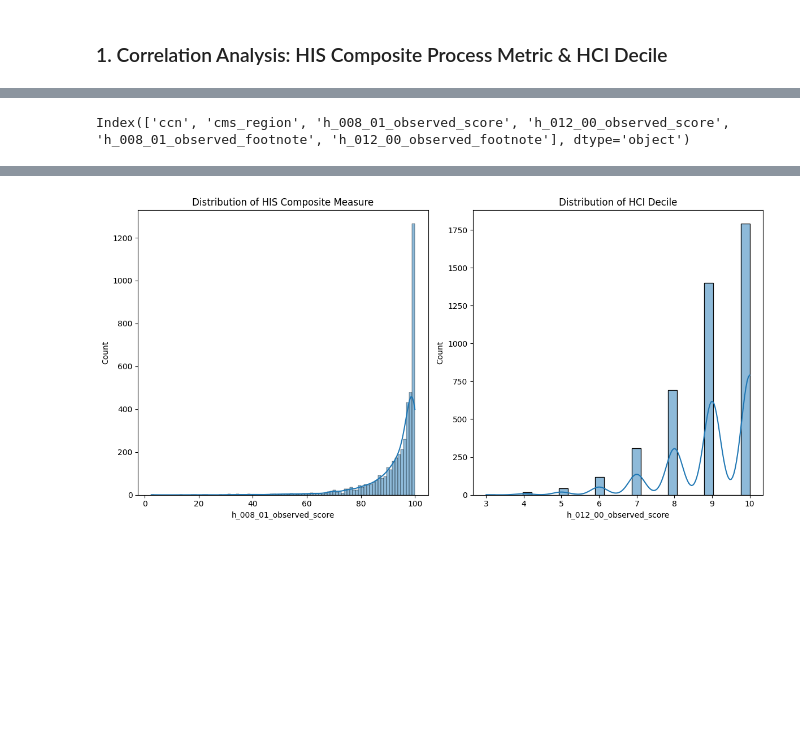
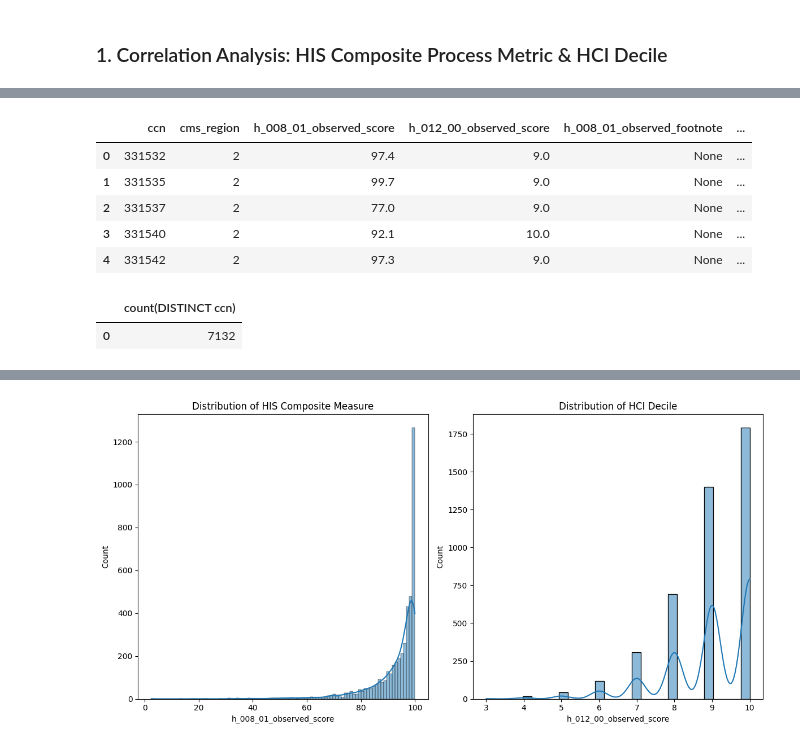
Before and after one commit to kylejbiron/kyle-tuesday-health-tech-assignment, a Jupyter notebook: hospice_quality_metrics/notebooks/hospice_analysis.ipynb, the cells around one changed output, grey strips where cells are left out. Cells and saved outputs as stored; diff of their text form; code cells hidden in the pictures; blank space fills up the shorter version.

```diff
--- a/hospice_quality_metrics/notebooks/hospice_analysis.ipynb
+++ b/hospice_quality_metrics/notebooks/hospice_analysis.ipynb
@@ -52,5 +50,22 @@ display(stg_hospice_provider_df)
 # %%
+# use con.execute() to create a df
 fact_hospice_provider_flattened_df = con.execute("SELECT * FROM fact_hospice_provider_flattened").df()
-print(fact_hospice_provider_flattened_df.columns)
+
+# preview the df
+fact_hospice_provider_flattened_df.head(5)
 # %% [output]
-Index(['ccn', 'cms_region', 'h_008_01_observed_score', 'h_012_00_observed_score', 'h_008_01_observed_footnote', 'h_012_00_observed_footnote'], dtype='object')
+|  | ccn | cms_region | h_008_01_observed_score | h_012_00_observed_score | h_008_01_observed_footnote | ... |
+| 0 | 331532 | 2 | 97.4 | 9.0 | None | ... |
+| 1 | 331535 | 2 | 99.7 | 9.0 | None | ... |
+| 2 | 331537 | 2 | 77.0 | 9.0 | None | ... |
+| 3 | 331540 | 2 | 92.1 | 10.0 | None | ... |
+| 4 | 331542 | 2 | 97.3 | 9.0 | None | ... |
+# %%
+minus_query = '''
+select count(distinct ccn) from stg_hospice_provider
+'''
+
+con.execute(minus_query).df()
+# %% [output]
+|  | count(DISTINCT ccn) |
+| 0 | 7132 |
```
Also changed, not shown: parts of 11 cells of this notebook, 5 other files.
